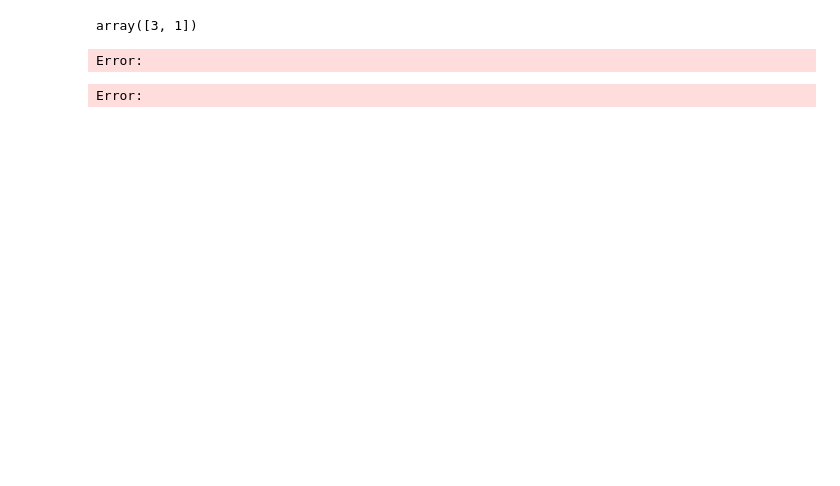
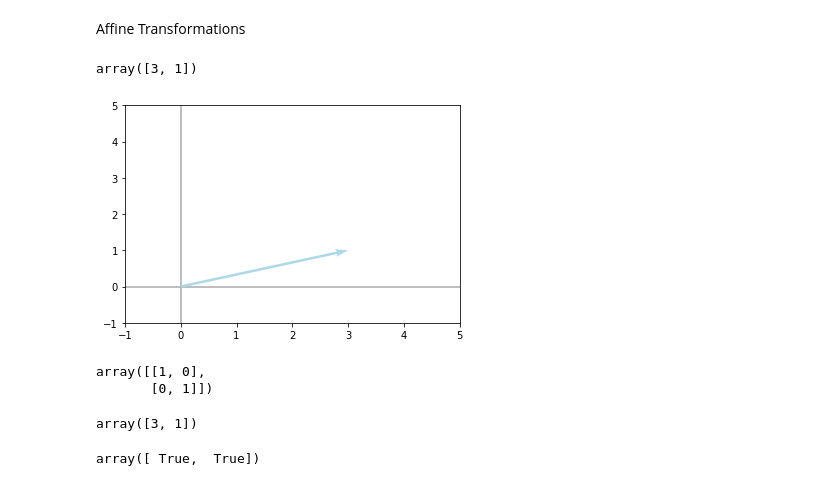
Before and after one commit to Mike-Clease/100DaysOfCode, a Jupyter notebook: Maths for ML/Linear Algebra/Linear Algebra II.ipynb, the cells around one changed output. Drawn from its saved outputs; the diff is of its cells as text; code cells hidden in the pictures; blank space fills up the shorter version.

```diff
--- a/Maths for ML/Linear Algebra/Linear Algebra II.ipynb
+++ b/Maths for ML/Linear Algebra/Linear Algebra II.ipynb
@@ -5,20 +7,62 @@ import matplotlib.pyplot as plt
+# %% [markdown]
+Affine Transformations
 # %%
 v = np.array([3, 1])
 v
 # %% [output]
 array([3, 1])
 # %%
-def plot_vectors(vectors, colours):
+def plotVectors(vecs, cols, alpha=1):
+    """
+    Plot set of vectors.
+
+    Parameters
+    ----------
+    vecs : array-like
+        Coordinates of the vectors to plot. Each vectors is in an array. For
+        instance: [[1, 3], [2, 2]] can be used to plot 2 vectors.
+    cols : array-like
+        Colors of the vectors. For instance: ['red', 'blue'] will display the
+        first vector in red and the second in blue.
+    alpha : float
+        Opacity of vectors
+
+    Returns:
+
+    fig : instance of matplotlib.figure.Figure
+        The figure of the vectors
+    """
     plt.figure()
-    plt.axvline(x=0, color='lightgray')
-    plt.axhline(y=0, color='lightgray')
+    plt.axvline(x=0, color='#A9A9A9', zorder=0)
+    plt.axhline(y=0, color='#A9A9A9', zorder=0)
 
-    for i in range(len(vectors)):
-        x = np.concatenate([[0, 0], vectors[i]])
-        plt.quiver([x[0]], [x[1]], [x[2]], [x[3]],
-                   angles='xy', scale_units='xy', scale=1, color=colours[i],alpha=1)
+    for i in range(len(vecs)):
+        x = np.concatenate([[0,0],vecs[i]])
+        plt.quiver([x[0]],
+                   [x[1]],
+                   [x[2]],
+                   [x[3]],
+                   angles='xy', scale_units='xy', scale=1, color=cols[i],
+                   alpha=alpha)
-# %%
-plot_vectors([v], ['lightblue'])
-# %% [output]
-Error:
-Error:
+# %%
+plotVectors([v], ['lightblue'])
+plt.xlim(-1, 5)
+_ = plt.ylim(-1, 5)
+# %% [output]
+[figure, added]
+# %%
+I = np.array([[1, 0],
+              [0, 1]])
+I
+# %% [output]
+array([[1, 0],
+       [0, 1]])
+# %%
+Iv = np.dot(I, v)
+Iv
+# %% [output]
+array([3, 1])
+# %%
+v == Iv
+# %% [output]
+array([ True,  True])
```
Also changed, not shown: parts of 23 cells of this notebook, 1 other file.
